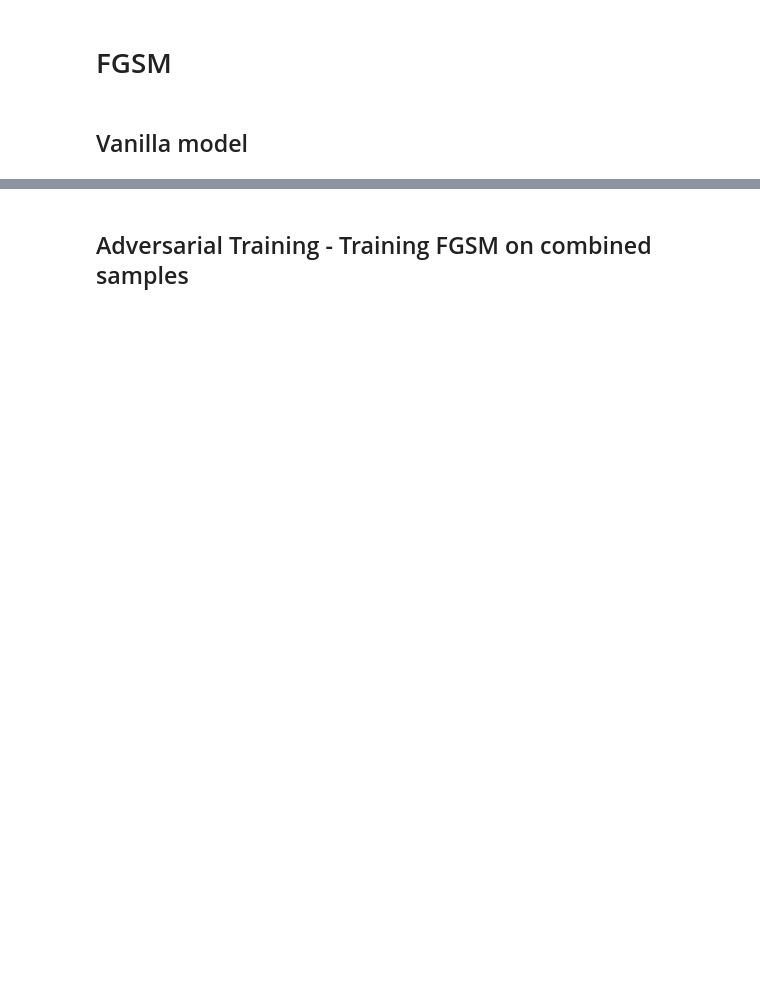
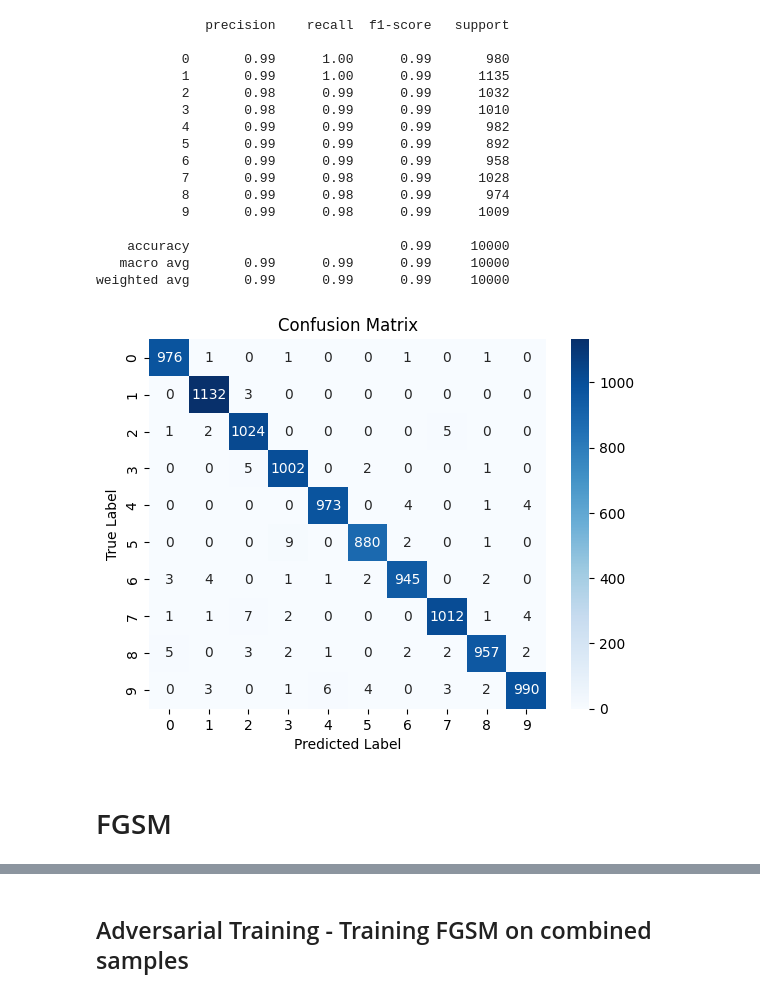
Before and after one commit to mathewvarghesemanu/adversarial-attack-on-computer-vision-machine-learning-models, a Jupyter notebook: Adversarial robustness toolbox.ipynb, the cells around one changed output, grey strips where cells are left out. Saved outputs shown, nothing was run; the diff lists cells and outputs as text; code cells hidden in the pictures; blank space fills up the shorter version.

```diff
--- a/Adversarial robustness toolbox.ipynb
+++ b/Adversarial robustness toolbox.ipynb
@@ -13,0 +16,31 @@ Requirement already satisfied: colorama in c:\users\mvarghese\.conda\envs\pytorc
+# %%
+import seaborn as sns
+import matplotlib.pyplot as plt
+from sklearn.metrics import confusion_matrix
+import numpy as np
+from sklearn.metrics import classification_report
+
+def plot_confusion_matrix(model, x_test_onehot, y_test_onehot):
+    # Make predictions on the test set
+
+    y_test_labels=np.argmax(y_test_onehot, axis=1)
+
+    y_pred_labels = np.argmax(model.predict(x_test_onehot), axis=1)
+
+    # Generate confusion matrix
+    conf_mat = confusion_matrix(y_test_labels, y_pred_labels)
+
+    # Define labels for the plot
+    labels = [str(i) for i in range(10)]
+
+    # Create heatmap using seaborn
+    sns.heatmap(conf_mat, annot=True, fmt='d', cmap='Blues', xticklabels=labels, yticklabels=labels)
+
+    # Add labels and title
+    plt.xlabel('Predicted Label')
+    plt.ylabel('True Label')
+    plt.title('Confusion Matrix')
+
+    print(classification_report(y_test_labels, y_pred_labels))
+    # Show plot
+    plt.show()
@@ -14,4 +107,22 @@ Requirement already satisfied: colorama in c:\users\mvarghese\.conda\envs\pytorc
+# %%
+plot_confusion_matrix(classifier, x_test, y_test)
+# %% [output]
+              precision    recall  f1-score   support
+
+           0       0.99      1.00      0.99       980
+           1       0.99      1.00      0.99      1135
+           2       0.98      0.99      0.99      1032
+           3       0.98      0.99      0.99      1010
+           4       0.99      0.99      0.99       982
+           5       0.99      0.99      0.99       892
+           6       0.99      0.99      0.99       958
+           7       0.99      0.98      0.99      1028
+           8       0.99      0.98      0.99       974
+           9       0.99      0.98      0.99      1009
+
+    accuracy                           0.99     10000
+   macro avg       0.99      0.99      0.99     10000
+weighted avg       0.99      0.99      0.99     10000
+[figure, added]
 # %% [markdown]
 # FGSM
-# %% [markdown]
-## Vanilla model
```
Also changed, not shown: parts of 34 cells of this notebook, 1 other file.
